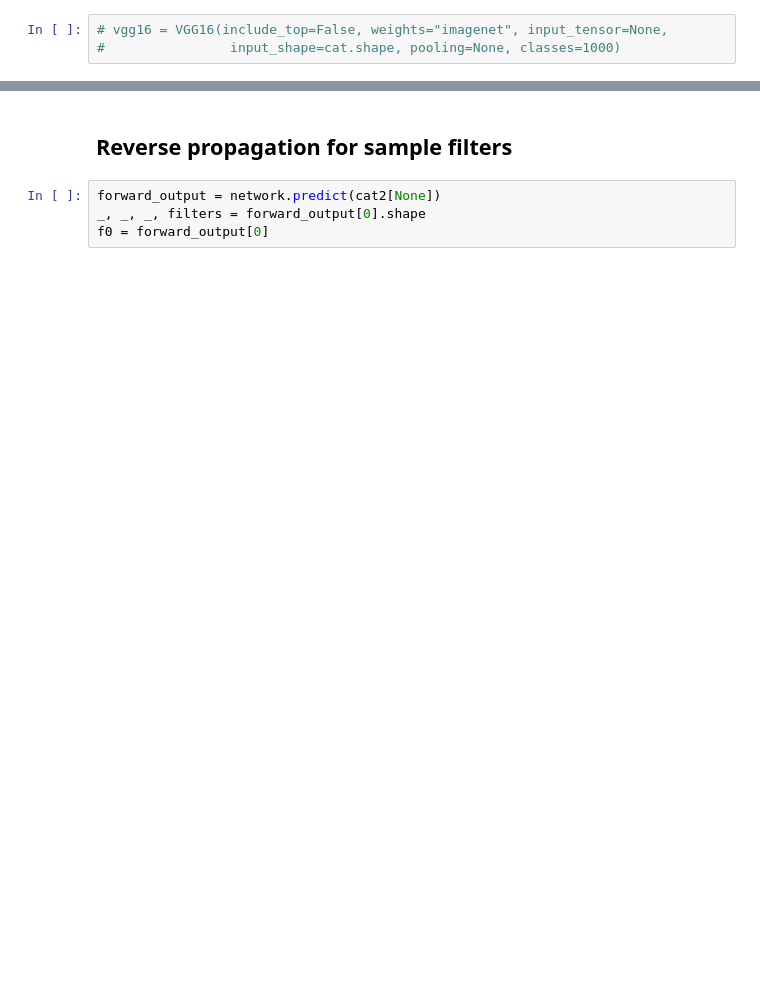
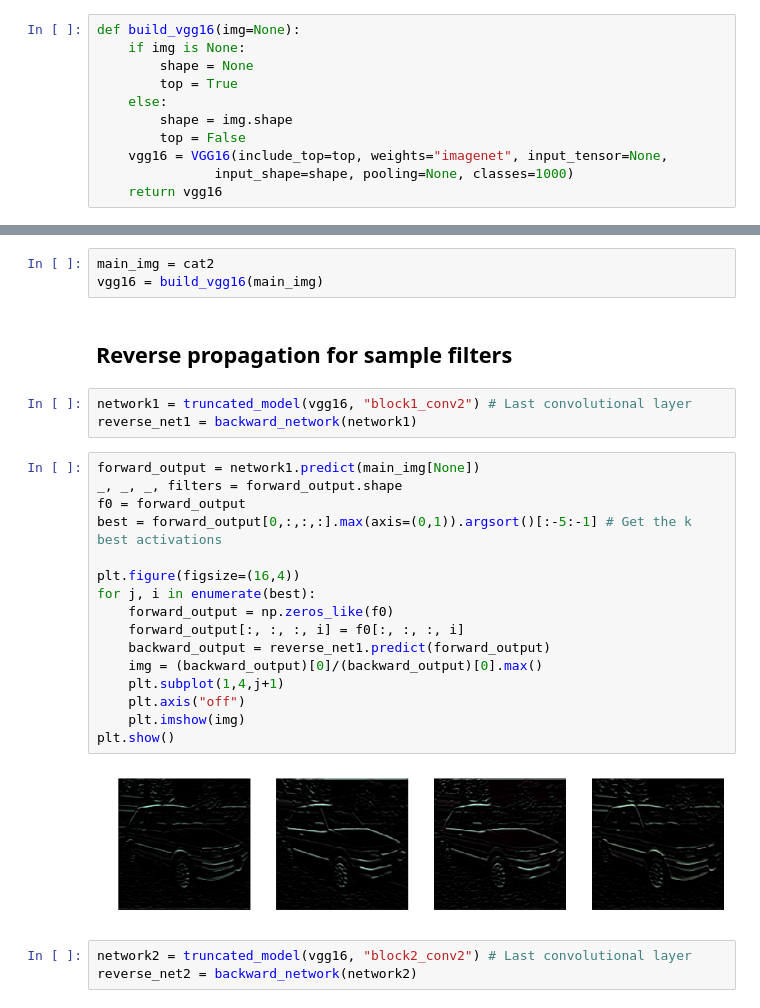
Before and after one commit to eloiseberthier/ConvNet_Viz, a Jupyter notebook: Vizualising a Pretrained Network.ipynb, the cells around one changed output, grey strips where cells are left out. Cells and saved outputs as stored; diff of their text form; blank space fills up the shorter version.

```diff
--- a/Vizualising a Pretrained Network.ipynb
+++ b/Vizualising a Pretrained Network.ipynb
@@ -50,5 +51,13 @@ print(cat.shape, cat2.shape)
 # %% [markdown]
 We define the VGG network according to the picture we want to analyze :
 # %%
-# vgg16 = VGG16(include_top=False, weights="imagenet", input_tensor=None,
-#                input_shape=cat.shape, pooling=None, classes=1000)
+def build_vgg16(img=None):
+    if img is None:
+        shape = None
+        top = True
+    else:
+        shape = img.shape
+        top = False
+    vgg16 = VGG16(include_top=top, weights="imagenet", input_tensor=None,
+               input_shape=shape, pooling=None, classes=1000)
+    return vgg16
@@ -63,6 +76,29 @@ reverse_net = backward_network(network)
+# %%
+main_img = cat2
+vgg16 = build_vgg16(main_img)
 # %% [markdown]
 ## Reverse propagation for sample filters
-# %%
-forward_output = network.predict(cat2[None])
-_, _, _, filters = forward_output[0].shape
-f0 = forward_output[0]
+# %%
+network1 = truncated_model(vgg16, "block1_conv2") # Last convolutional layer
+reverse_net1 = backward_network(network1)
+# %%
+forward_output = network1.predict(main_img[None])
+_, _, _, filters = forward_output.shape
+f0 = forward_output
+best = forward_output[0,:,:,:].max(axis=(0,1)).argsort()[:-5:-1] # Get the k best activations
+
+plt.figure(figsize=(16,4))
+for j, i in enumerate(best):
+    forward_output = np.zeros_like(f0)
+    forward_output[:, :, :, i] = f0[:, :, :, i]
+    backward_output = reverse_net1.predict(forward_output)
+    img = (backward_output)[0]/(backward_output)[0].max()
+    plt.subplot(1,4,j+1)
+    plt.axis("off")
+    plt.imshow(img)
+plt.show()
+# %% [output]
+[figure, added]
+# %%
+network2 = truncated_model(vgg16, "block2_conv2") # Last convolutional layer
+reverse_net2 = backward_network(network2)
```
Also changed, not shown: parts of 30 cells of this notebook, 3 other files.
